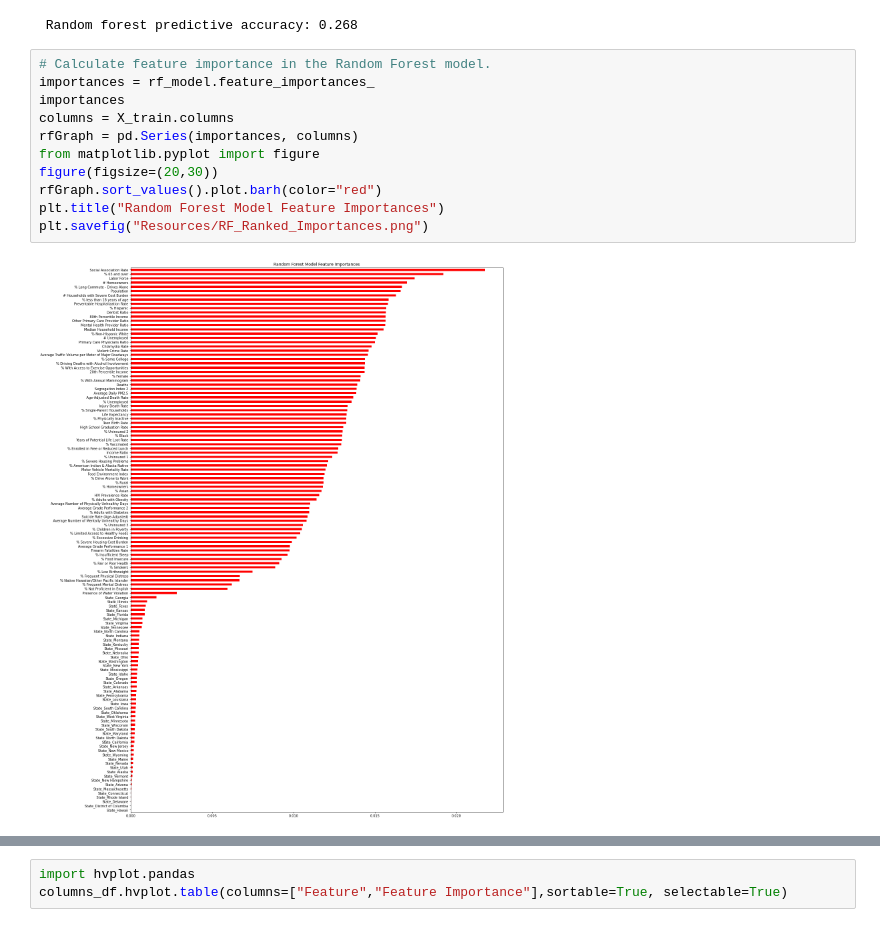
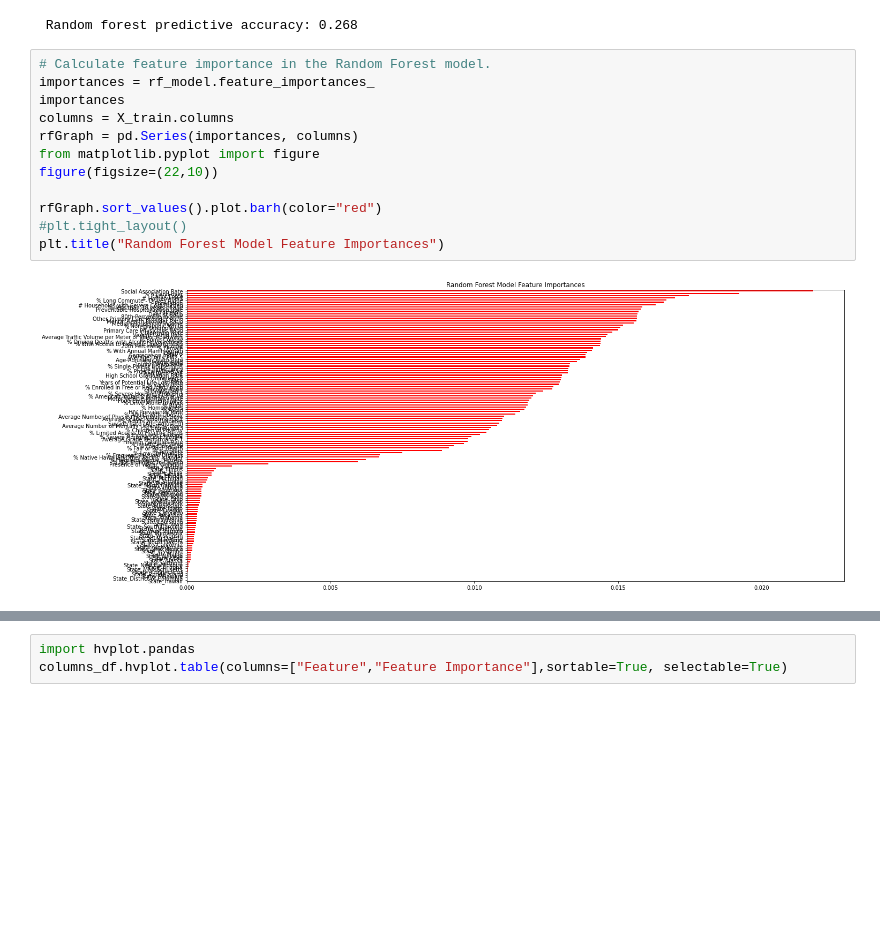
Before and after one commit to mgsrichard/EDai_exercise, a Jupyter notebook: County_Random_Forests.ipynb, the cells around one changed output, grey strips where cells are left out. Drawn from its saved outputs; the diff is of its cells as text; blank space fills up the shorter version.

```diff
--- a/County_Random_Forests.ipynb
+++ b/County_Random_Forests.ipynb
@@ -221,16 +221,17 @@ print(f" Random forest predictive accuracy: {accuracy_score(y_test,y_pred):.3f}"
 # %%
 # Calculate feature importance in the Random Forest model.
 importances = rf_model.feature_importances_
 importances
 columns = X_train.columns
 rfGraph = pd.Series(importances, columns)
 from matplotlib.pyplot import figure
-figure(figsize=(20,30))
+figure(figsize=(22,10))
+
 rfGraph.sort_values().plot.barh(color="red")
+#plt.tight_layout()
 plt.title("Random Forest Model Feature Importances")
-plt.savefig("Resources/RF_Ranked_Importances.png")
 # %% [output]
-[figure, old version]
+[figure, new version]
 # %%
 columns_df = pd.DataFrame(columns,columns=['Feature'])
 importances_df = pd.DataFrame(importances,columns=['Feature Importance'])
```
Also changed, not shown: parts of 35 cells of this notebook, 41 other files.
